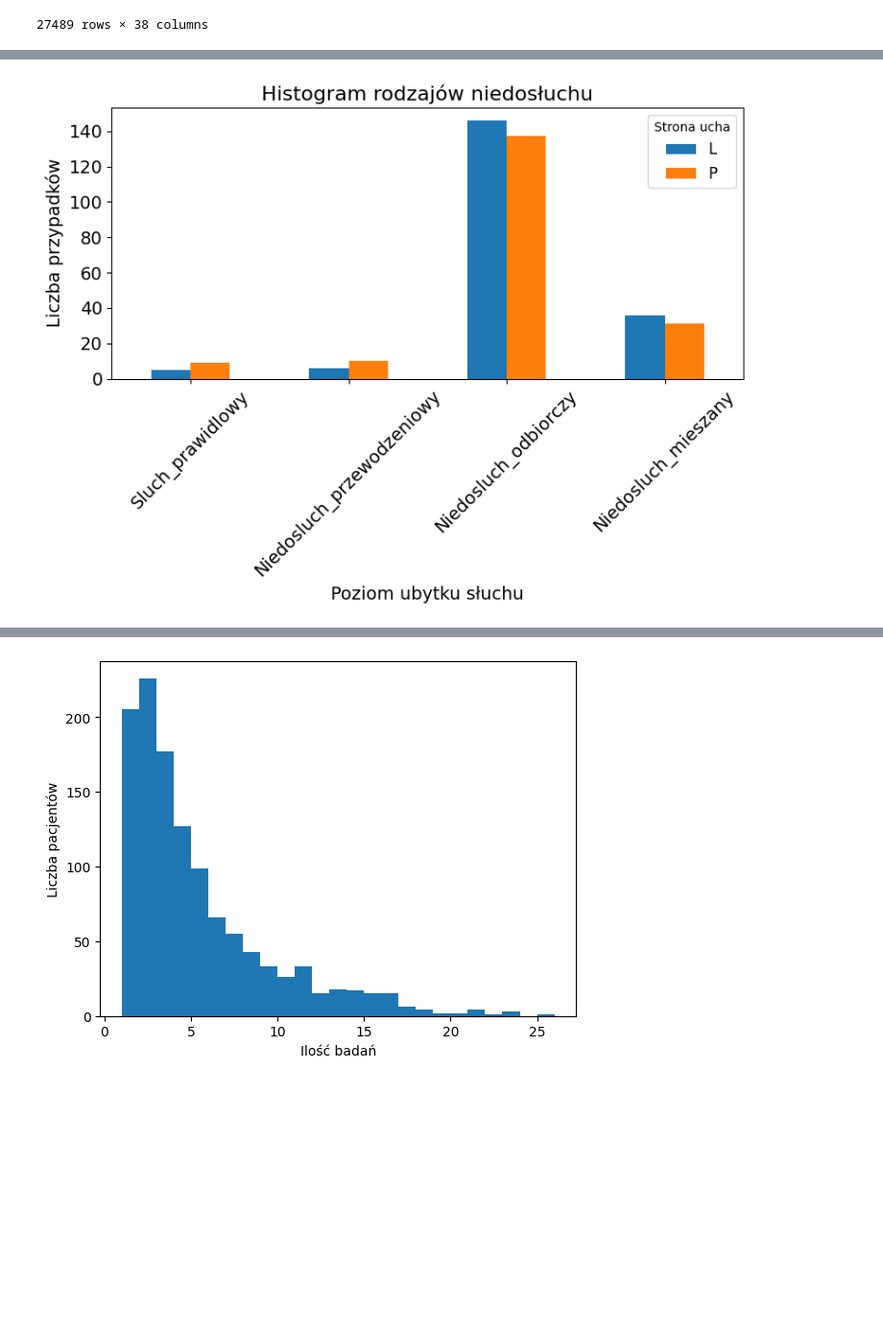
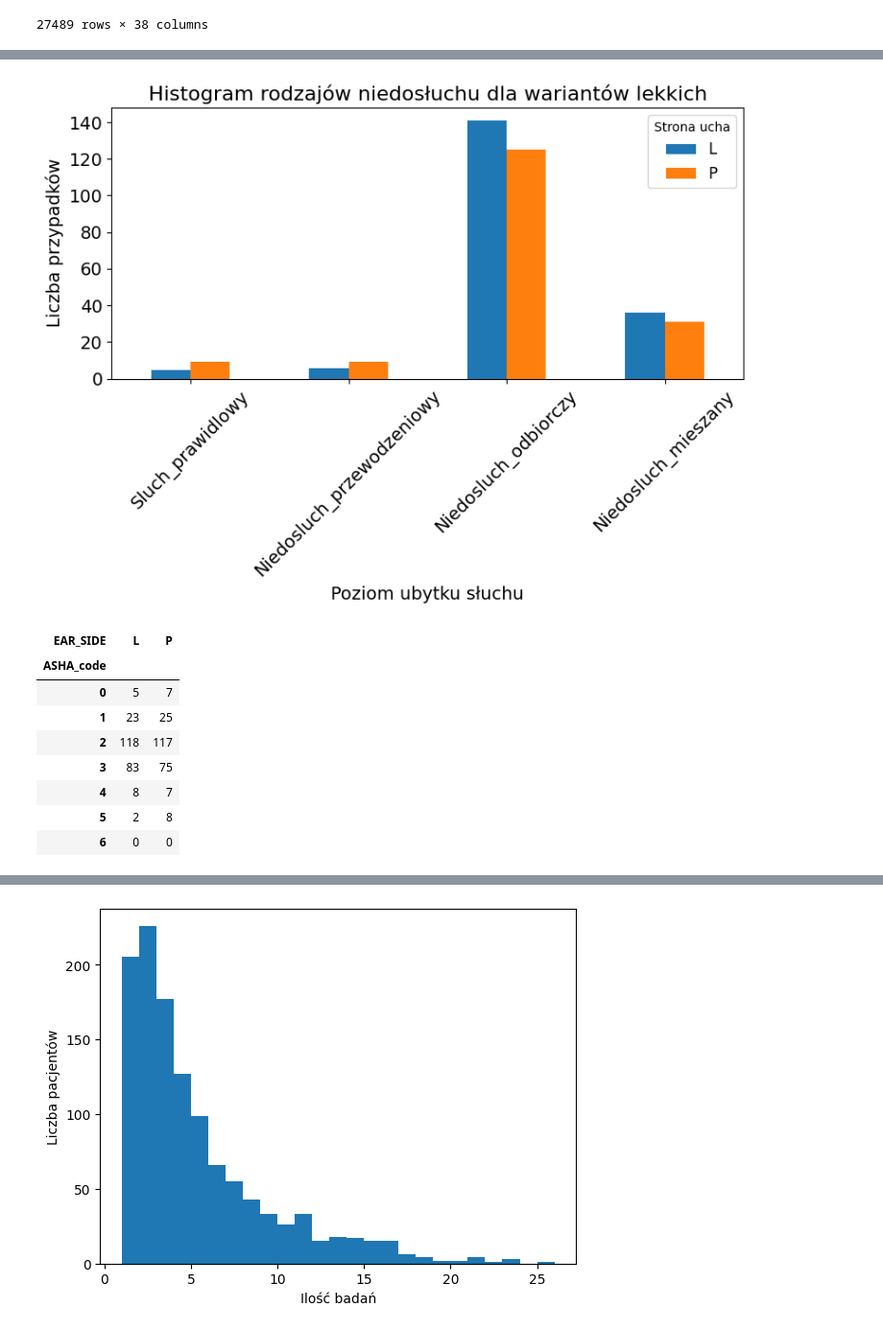
Before and after one commit to maria0026/GeneHearing, a Jupyter notebook: notebooks/data_info.ipynb, the cells around one changed output, grey strips where cells are left out. Shown at 96% size. Saved outputs shown, nothing was run; the diff lists cells and outputs as text; code cells hidden in the pictures; blank space fills up the shorter version.

```diff
--- a/notebooks/data_info.ipynb
+++ b/notebooks/data_info.ipynb
@@ -178,13 +221,43 @@ df["hearing_type_code"] = df["HEARING_TYPE"].map(hearing_type_map)
 # %%
-def plot_hearing_type(df):
-    counts = df.groupby(["hearing_type_code", "EAR_SIDE"]).size().unstack(fill_value=0)
+def plot_hearing_type(df, allel1 = None, allel2=None, hearing_type_map=None, warianty=None):
+    if allel1 is not None:
+        df_selected = df[(df['ALLELE_1_HGVS_C'] == allel1) & (df['ALLEL_2_HGVS_C']==allel2) | (df['ALLELE_1_HGVS_C'] == allel2) & (df['ALLEL_2_HGVS_C']==allel1)]
+
+        title = f"Histogram rodzajów niedosłuchu dla alleli {allel1}, {allel2}"
+    else:
+        df_selected = df
+        if warianty:
+            title = f"Histogram rodzajów niedosłuchu dla wariantów {warianty}"
+        else:
+            title = f"Histogram rodzajów niedosłuchu"
+
+    counts = df_selected.groupby(["hearing_type_code", "EAR_SIDE"]).size().unstack(fill_value=0)
+    inv_map = {v: k for k, v in hearing_type_map.items()}
+
+    order = list(range(len(hearing_type_map)))
+    counts = counts.reindex(order, fill_value=0)
+    if counts.empty or counts.sum().sum() == 0:
+        print(f"Brak danych do rysowania")
+        return
+
+    labels = [inv_map.get(x, str(x)) for x in counts.index]
+
     counts.plot(kind="bar", figsize=(8,6))
-    plt.xticks(range(4), hearing_type_map.keys(), rotation=45, fontsize=14)
+    plt.xticks(range(len(counts.index)), labels, rotation=45, fontsize=14)
     plt.yticks(fontsize=14)
-    plt.xlabel("Poziom ubytku słuchu", fontsize=14)
+    plt.xlabel(f"Poziom ubytku słuchu", fontsize=14)
     plt.ylabel("Liczba przypadków", fontsize=14)
-    plt.title("Histogram rodzajów niedosłuchu", fontsize=16)
+    plt.title(title, fontsize=16)
     plt.legend(title="Strona ucha", fontsize=12)
     plt.tight_layout()
+    if warianty:
+        directory = f"plots/{warianty}"
+    else:
+        directory = "plots"
+
+    if not os.path.exists(directory):
+        os.makedirs(directory)
+
+    plt.savefig(f"{directory}/hearing_types_{allel1}_{allel2}.png", dpi=300, bbox_inches="tight")
     plt.show()
 # %%
@@ -204,6 +292,17 @@ for i, allele in enumerate(warianty_lekkie):
     else:
         df_allel = pd.concat([df_allel, df_selected])
 # %%
-plot_hearing_type(df_allel)
+plot_hearing_type(df_allel, None, None, hearing_type_map=hearing_type_map, warianty='lekkich')
+plot_hearing_degree(df_allel, None, None, map=BIAP_label_map, scale='BIAP', warianty='lekkich')
+plot_hearing_degree(df_allel, None, None, map=ASHA_label_map, scale='ASHA', warianty='lekkich')
 # %% [output]
-[figure, old version]
+[figure, new version]
+| EAR_SIDE | L | P |
+| ASHA_code |  |  |
+| 0 | 5 | 7 |
+| 1 | 23 | 25 |
+| 2 | 118 | 117 |
+| 3 | 83 | 75 |
+| 4 | 8 | 7 |
+| 5 | 2 | 8 |
+| 6 | 0 | 0 |
```
Also changed, not shown: parts of 12 cells of this notebook.
